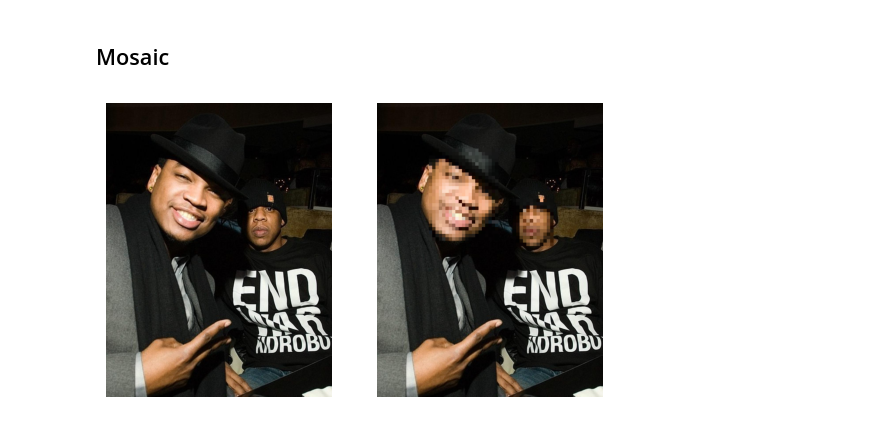
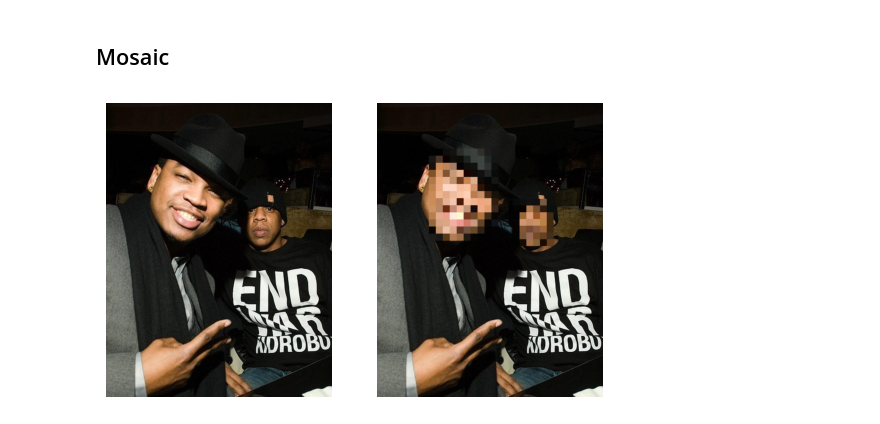
Before and after one commit to DongDong810/Face_Mosaic, a Jupyter notebook: inference.ipynb, the cells around one changed output. Saved outputs shown, nothing was run; the diff lists cells and outputs as text; code cells hidden in the pictures.

```diff
--- a/inference.ipynb
+++ b/inference.ipynb
@@ -63,46 +65,13 @@ torch.Size([2, 4])
 <class 'torch.Tensor'>
 # %% [markdown]
 ## Mosaic
-# %%
-def blur_bbox_regions(image_path, bboxes, rate=15):
-    image = cv2.imread(image_path)
-
-    # Make a copy of the image to avoid modifying the original
-    output_image = image.copy()
-
-    for bbox in bboxes:
-        x_min, y_min, x_max, y_max = bbox.int().tolist()
-
-        if (y_max - y_min) // rate > 0 and (x_max - x_min) // rate > 0: # only if roi is large enough
-            # Extract the region of interest (ROI)
-            roi = output_image[y_min:y_max, x_min:x_max]
-
-            # Apply the blur to the ROI
-            blurred_roi = cv2.resize(roi, ((x_max - x_min) // rate, (y_max - y_min) // rate))
-            blurred_roi = cv2.resize(blurred_roi, (x_max - x_min, y_max - y_min), interpolation=cv2.INTER_AREA)
-
-            # Place the blurred ROI back into the image
-            output_image[y_min:y_max, x_min:x_max] = blurred_roi
-
-    # Original image
-    plt.subplot(1, 2, 1)
-    plt.imshow(cv2.cvtColor(image, cv2.COLOR_BGR2RGB))
-    plt.axis('off')
-
-    # Blurred image
-    plt.subplot(1, 2, 2)
-    plt.imshow(cv2.cvtColor(output_image, cv2.COLOR_BGR2RGB))
-    plt.axis('off')
-
-    plt.show()
-    return output_image
 # %%
 # example usage
 import torch
 
 image_path = os.path.join(cfg.path.val, '1--Handshaking/1_Handshaking_Handshaking_1_762.jpg')
 pred_boxes = torch.Tensor([[235, 211, 550, 628], [615, 438, 800, 652]])
 
-output_image = blur_bbox_regions(image_path=image_path, bboxes=pred_boxes, rate=15)
+output_image = blur_bbox_regions(image_path=image_path, bboxes=pred_boxes, rate=30)
 # %% [output]
-[figure, old version]
+[figure, new version]
```
Also changed, not shown: parts of 1 cell of this notebook, 2 other files.
